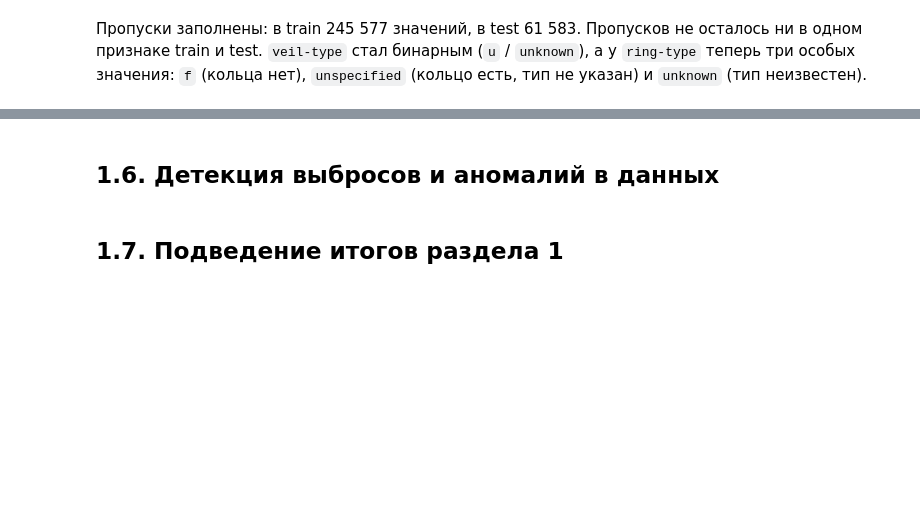
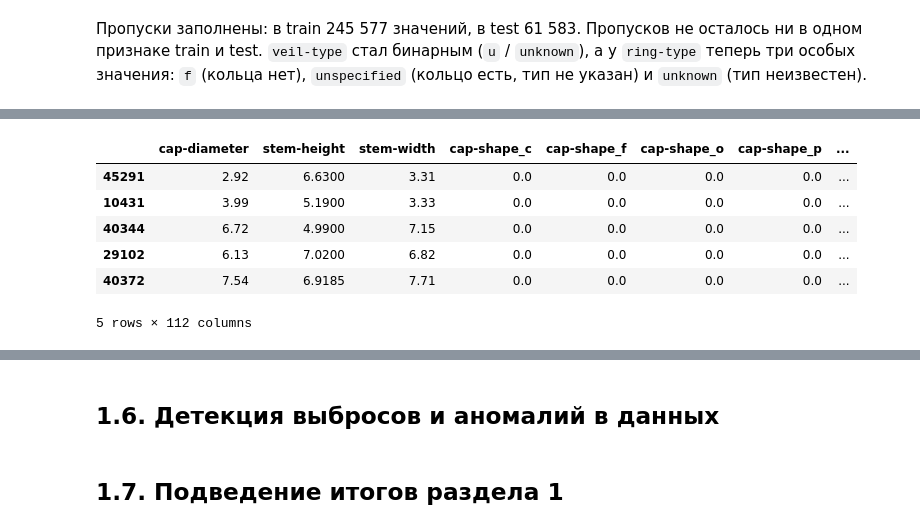
Before and after one commit to terracodum/Pracs5, a Jupyter notebook: warcraft.ipynb, the cells around one changed output, grey strips where cells are left out. Cells and saved outputs as stored; diff of their text form; code cells hidden in the pictures; blank space fills up the shorter version.

Commit message:
feat(lab2): add categorical encoding with encoder comparison

```diff
--- a/warcraft.ipynb
+++ b/warcraft.ipynb
@@ -1040,0 +1244,27 @@ for name, X_part in [("train", X_train), ("test", X_test)]:
+# %%
+cat_encoder = make_encoder("One-Hot").fit(X_train[cat_features])
+
+
+def encode(X_part):
+    """Числовые признаки без изменений + One-Hot столбцы категориальных признаков."""
+    encoded = pd.DataFrame(
+        cat_encoder.transform(X_part[cat_features]),
+        columns=cat_encoder.get_feature_names_out(cat_features),
+        index=X_part.index,
+    )
+    return pd.concat([X_part[num_features], encoded], axis=1)
+
+
+X_train_enc, X_test_enc = encode(X_train), encode(X_test)
+# Ядовитые грибы — интересующий класс (по нему считается полнота), поэтому p = 1
+y_train_enc, y_test_enc = (y_train == "p").astype(int), (y_test == "p").astype(int)
+
+X_train_enc.head()
+# %% [output]
+|  | cap-diameter | stem-height | stem-width | cap-shape_c | cap-shape_f | cap-shape_o | cap-shape_p | ... |
+| 45291 | 2.92 | 6.6300 | 3.31 | 0.0 | 0.0 | 0.0 | 0.0 | ... |
+| 10431 | 3.99 | 5.1900 | 3.33 | 0.0 | 0.0 | 0.0 | 0.0 | ... |
+| 40344 | 6.72 | 4.9900 | 7.15 | 0.0 | 0.0 | 0.0 | 0.0 | ... |
+| 29102 | 6.13 | 7.0200 | 6.82 | 0.0 | 0.0 | 0.0 | 0.0 | ... |
+| 40372 | 7.54 | 6.9185 | 7.71 | 0.0 | 0.0 | 0.0 | 0.0 | ... |
+5 rows × 112 columns
```
Also changed, not shown: parts of 30 cells of this notebook.
